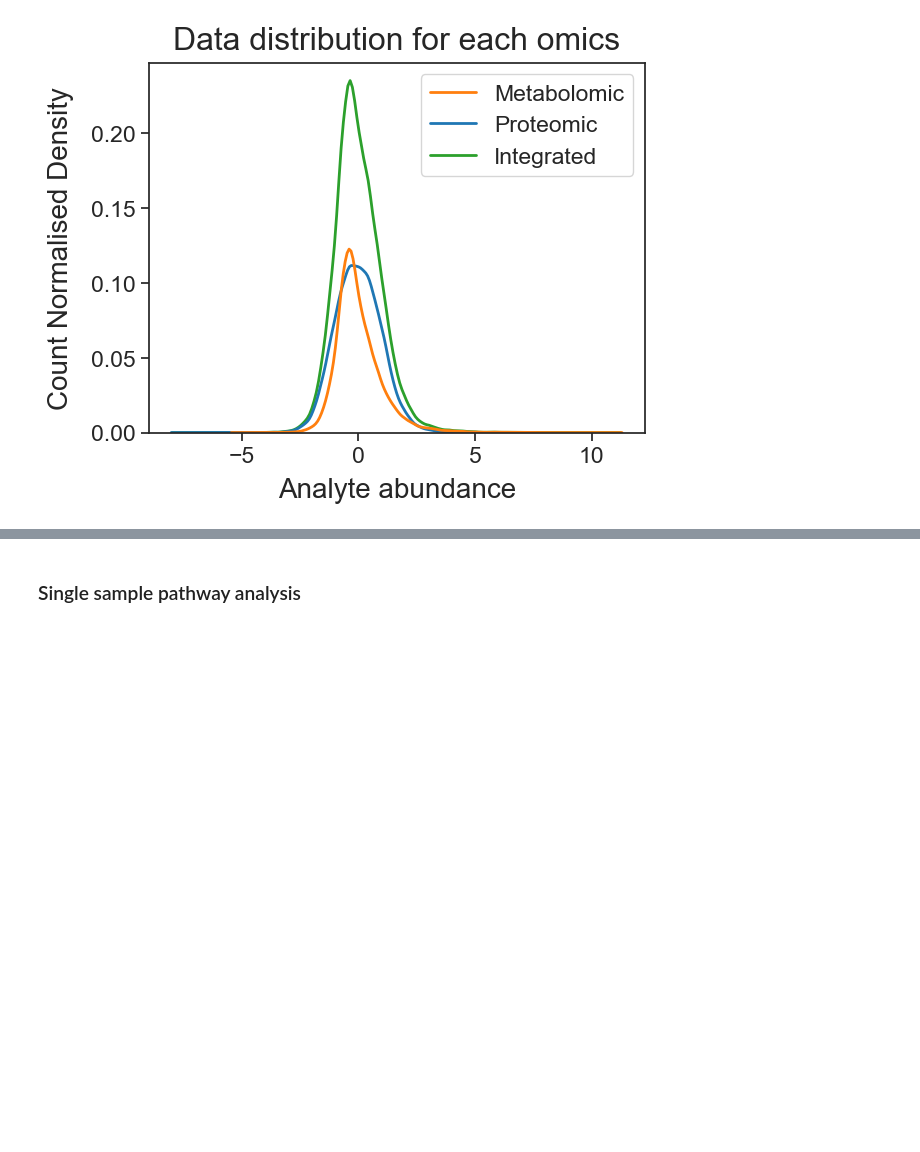
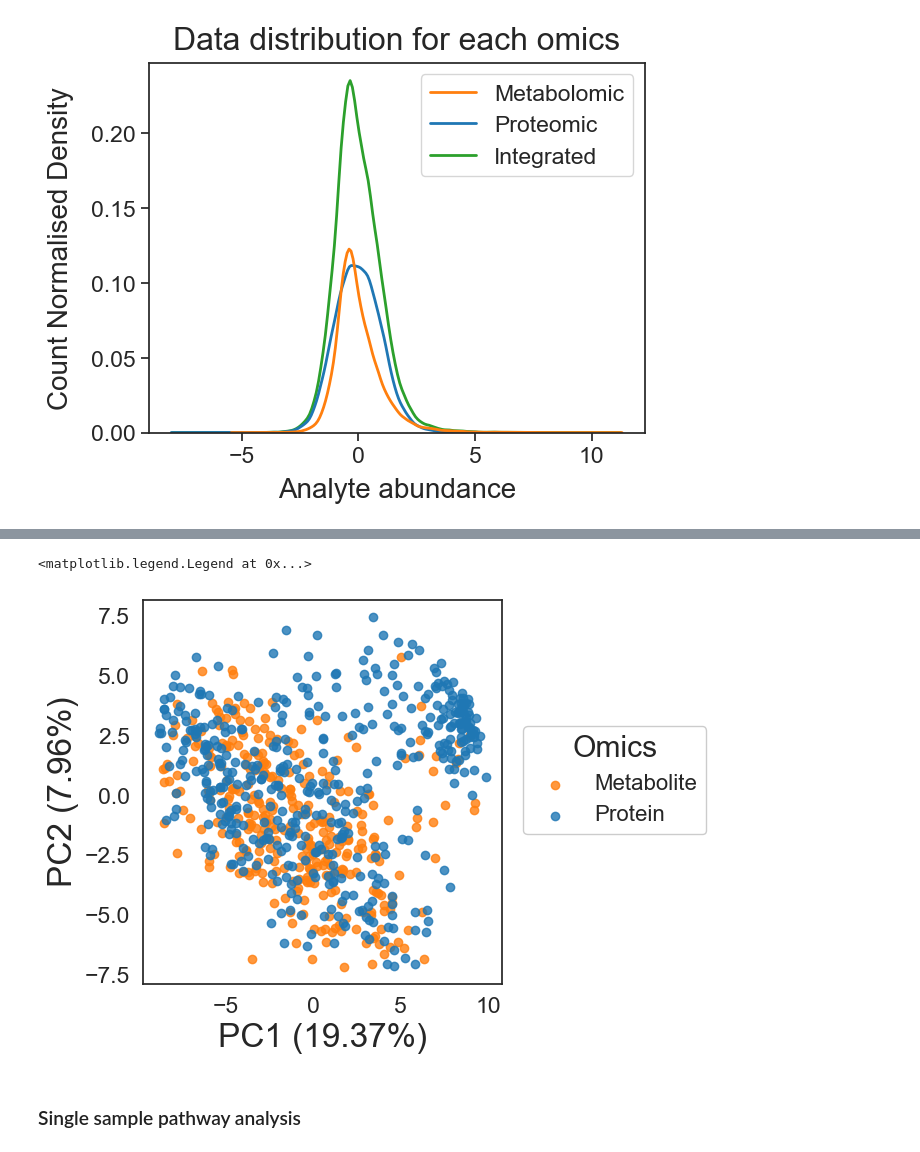
Before and after one commit to j-keung/multiomics-pathway-analysis, a Jupyter notebook: main_scripts/main_workflow.ipynb, the cells around one changed output, grey strips where cells are left out. Saved outputs shown, nothing was run; the diff lists cells and outputs as text; code cells hidden in the pictures; blank space fills up the shorter version.

```diff
--- a/main_scripts/main_workflow.ipynb
+++ b/main_scripts/main_workflow.ipynb
@@ -267,0 +364,20 @@ sns.color_palette("spring")
+# %%
+
+
+#PCA at molecular level
+features = integrated_df.columns
+x = integrated_df .loc[:, features].values
+
+pca = PCA(n_components=2)
+principal_components = pca.fit_transform(x)
+df2 = pd.DataFrame(data = principal_components, columns = ['PC1', 'PC2'])
+
+#Restore original index
+df2 = df2.set_index(integrated_df.index)
+display(df2)
+
+#Concatenate WHO information
+
+df2['Omics'] = analyte_list
+
+display(df2)
@@ -268,3 +411,34 @@ sns.color_palette("spring")
+# %%
+
+sns.set(font_scale = 1.5)
+sns.set_style("white")
+
+sns.lmplot(
+    x='PC1',
+    y='PC2',
+    data=df2,
+    hue='Omics',
+    hue_order = ['Metabolite', 'Protein','Both'],
+    fit_reg=False, #don't draw line of best fit
+    legend=False,
+    palette=[ '#ff7f0e','#1f77b4','#2ca02c']
+   # scatter_kws={"s": 20} #point size
+    )
+#Note: I don't use the seaborn legend but check it matches with the seaborn legend
+
+sns.despine(right=False,top=False) #Add a line to the top and right of grid
+
+
+#plt.title('Metabolomic dataset',fontsize=20,loc='center',y=1.08)
+#plt.title('Metabolite abundance',fontsize=22, loc='left',pad=15)
+
+plt.xlabel('PC1 (' + str(round(pca.explained_variance_ratio_[0]*100,2)) + '%)',fontsize=24)
+plt.ylabel('PC2 (' + str(round(pca.explained_variance_ratio_[1]*100,2)) + '%)',fontsize=24)
+
+plt.legend(framealpha=1, frameon = 'True', title="Omics",title_fontsize='large', prop={'size': 16}, bbox_to_anchor=(1.6, 0.7))
+# %% [output]
+<matplotlib.legend.Legend at 0x...>
+[figure, added]
 # %% [markdown]
 ### Single sample pathway analysis
 # %% [markdown]
```
Also changed, not shown: parts of 16 cells of this notebook, 1 other file.
